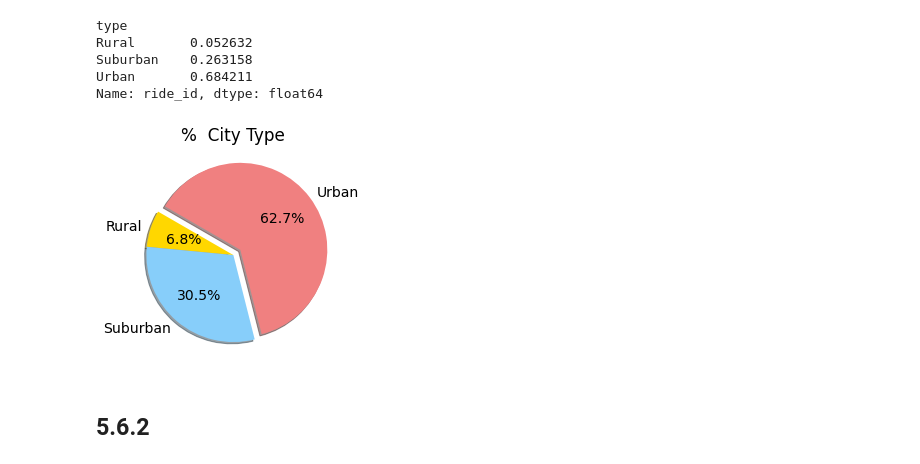
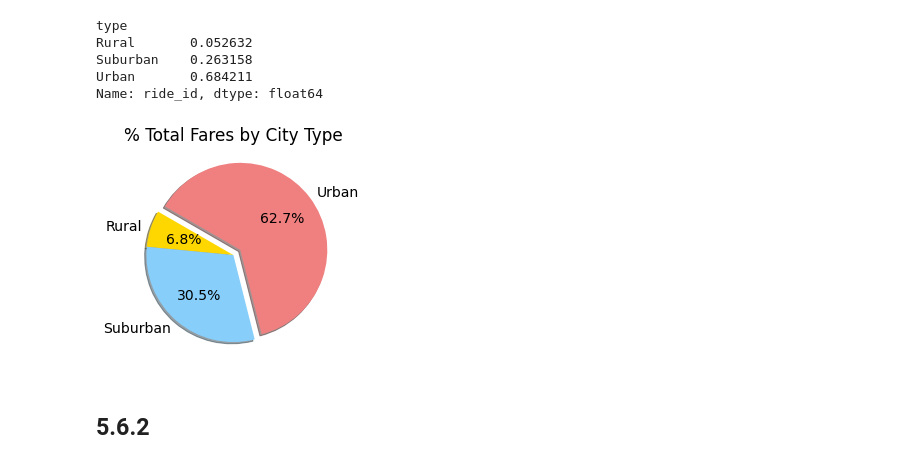
Before and after one commit to aamotz001/PyBer_Analysis, a Jupyter notebook: PyBer_ride_data.ipynb, the cells around one changed output. Drawn from its saved outputs; the diff is of its cells as text; code cells hidden in the pictures.

```diff
--- a/PyBer_ride_data.ipynb
+++ b/PyBer_ride_data.ipynb
@@ -1010,25 +1010,25 @@ Name: ride_id, dtype: float64
 # %%
 # Built the percentage of fares by city type pie chart
 plt.pie(type_percents,
     labels = ["Rural", "Suburban", "Urban"],
     colors = ["gold", "lightskyblue", "lightcoral"],
     explode = [0, 0, 0.1],
     autopct = '%1.1f%%',
     shadow = True,
     startangle = 150)
 # Add a title
-plt.title('%  City Type')
+plt.title('% Total Fares by City Type')
 
 # Change the default font size rom 10 to 14
 mpl.rcParams['font.size'] = 14
 
 # Save Figure
 plt.savefig("analysis/Fig5.png")
 
 # Show figure
 plt.show()
 # %% [output]
-[figure, old version]
+[figure, new version]
 # %% [markdown]
 ## 5.6.2
 # %%
```
Also changed, not shown: parts of 3 cells of this notebook, 1 other file.
